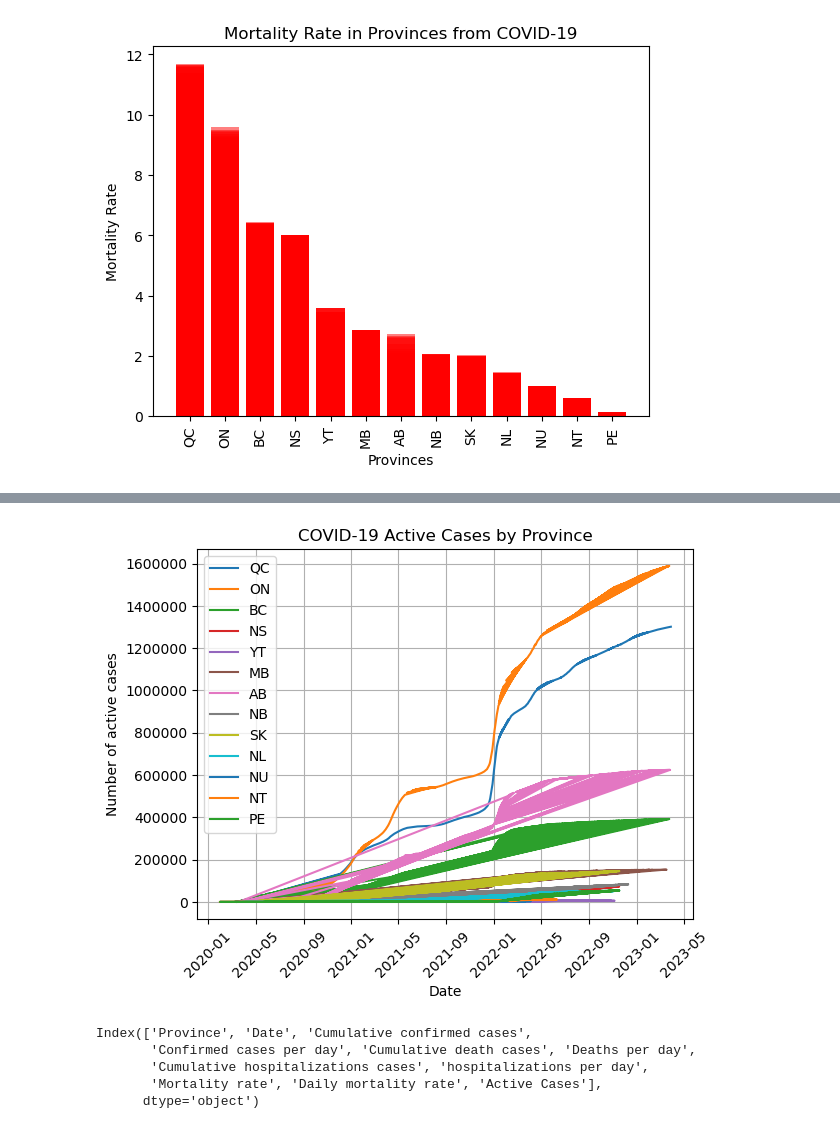
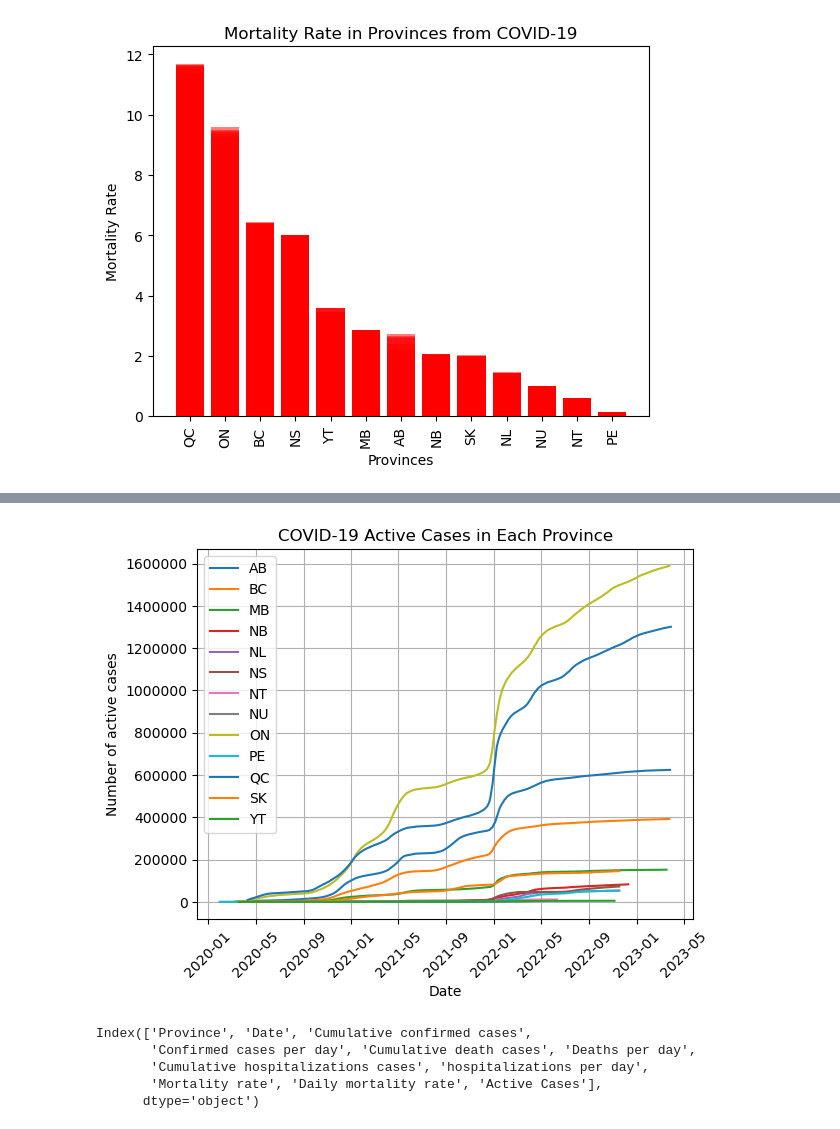
Before and after one commit to svafaeva93/Covid19AnalysisCanada, a Jupyter notebook: Data_visualization_API.ipynb, the cells around one changed output, grey strips where cells are left out. Cells and saved outputs as stored; diff of their text form; code cells hidden in the pictures.

```diff
--- a/Data_visualization_API.ipynb
+++ b/Data_visualization_API.ipynb
@@ -334,29 +380,29 @@ Text(0.5, 1.0, 'COVID-19 cases by province')
 # %%
+active_cases_df = covid_dataframe_df.loc[:, ['Province', 'Date', 'Active Cases']]
 
-for province in covid_dataframe_df['Province'].unique():
-    # Filter the data for the current province
-    province_data = covid_dataframe_df[covid_dataframe_df['Province'] == province]
+active_cases_df = active_cases_df.sort_values(['Province', 'Date'])
+total_cases = active_cases_df.groupby('Province')['Active Cases'].sum()
 
-    # Create a line plot of active cases over time for the current province
-    plt.plot(province_data['Date'], province_data['Active Cases'], label=province)
+for province, group in active_cases_df.groupby('Province'):
+    plt.plot(group['Date'], group['Active Cases'], label=province)
 
 # Set the x-label, y-label, and title of the plot
 plt.xlabel('Date')
 plt.ylabel('Number of active cases')
-plt.title('COVID-19 Active Cases by Province')
+plt.title('COVID-19 Active Cases in Each Province')
 plt.grid()
 
 plt.xticks(rotation=45)
 plt.yscale('linear')
 
 plt.gca().yaxis.set_major_formatter(ticker.FuncFormatter(lambda y, _: '{:.0f}'.format(y)))
 
 plt.legend()
 
 # Display the plot
 plt.show()
 # %% [output]
-[figure, old version]
+[figure, new version]
 # %%
 covid_dataframe_df.columns
 # %% [output]
```
Also changed, not shown: parts of 18 cells of this notebook, 2 other files.
